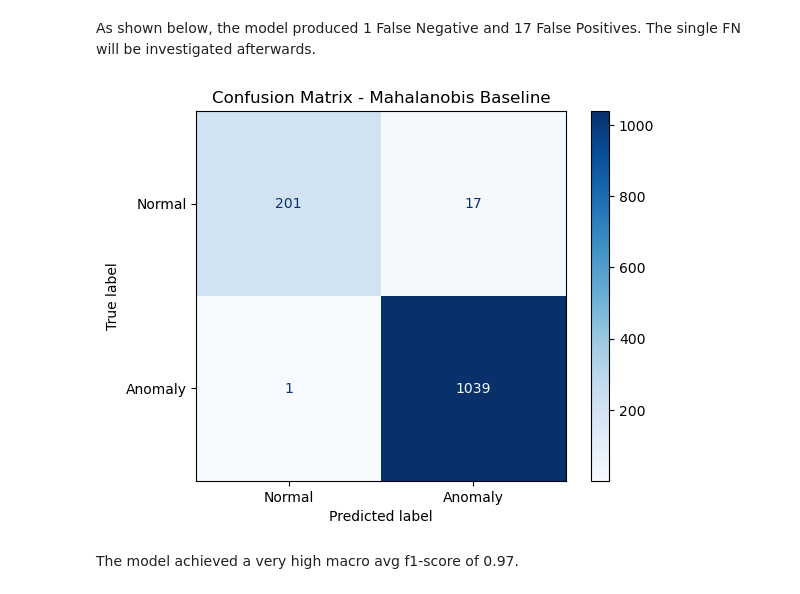
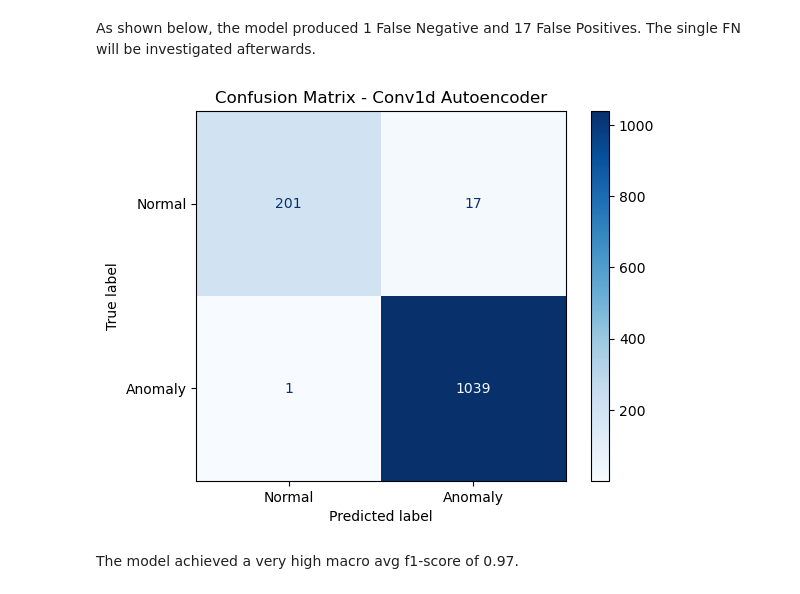
Before and after one commit to felipemattosv/ECG-anomaly-detection, a Jupyter notebook: 5_AE_Results.ipynb, the cells around one changed output. Drawn from its saved outputs; the diff is of its cells as text; code cells hidden in the pictures.

Commit message:
fix fig title & import

```diff
--- a/5_AE_Results.ipynb
+++ b/5_AE_Results.ipynb
@@ -230,13 +230,13 @@ As shown below, the model produced 1 False Negative and 17 False Positives. The
 # %%
 ConfusionMatrixDisplay.from_predictions(
     test_labels, test_predictions,
     display_labels=['Normal', 'Anomaly'],
     cmap='Blues'
 )
-plt.title('Confusion Matrix - Mahalanobis Baseline')
+plt.title('Confusion Matrix - Conv1d Autoencoder')
 plt.show()
 # %% [output]
-[figure, old version]
+[figure, new version]
 # %% [markdown]
 The model achieved a very high macro avg f1-score of 0.97.
 # %%
```
Also changed, not shown: parts of 1 cell of this notebook.
